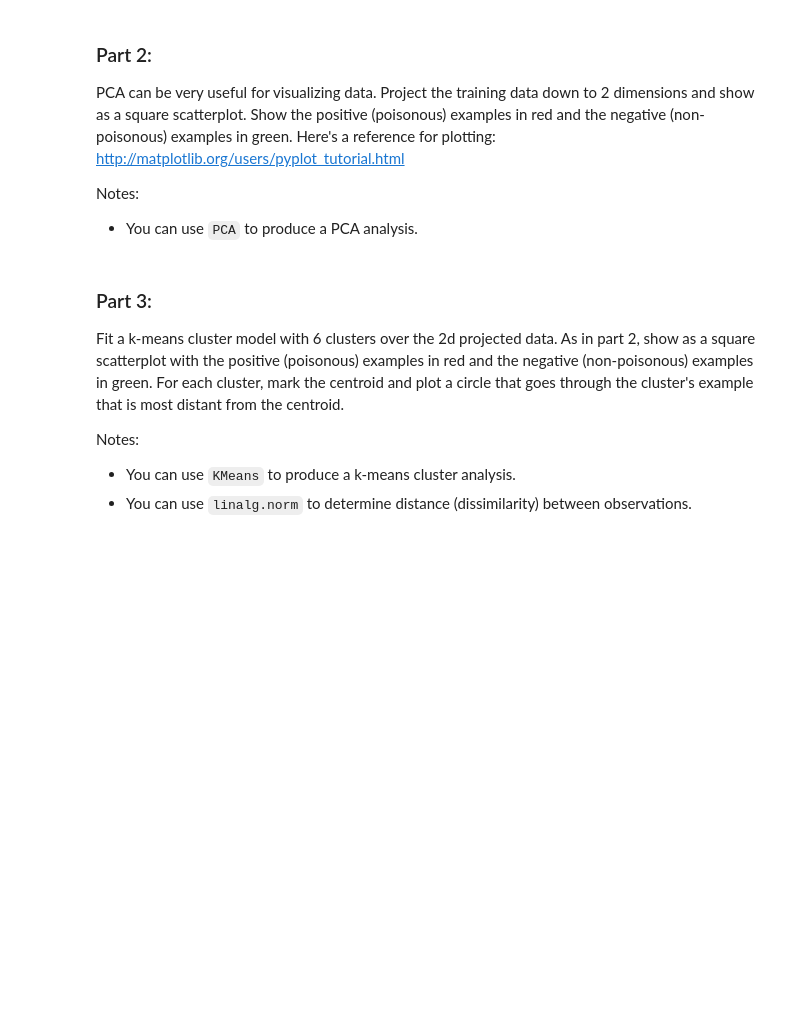
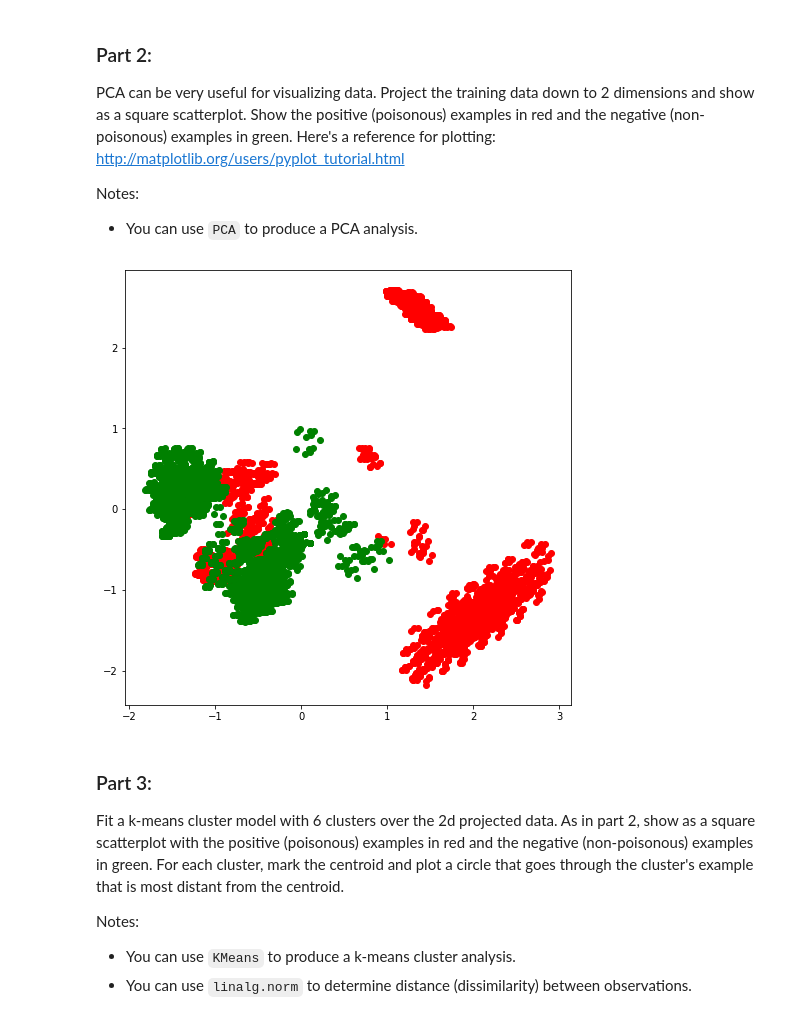
Before and after one commit to jorgeah92/ucb-w207-applied-ml, a Jupyter notebook: projects/jorge_hernandez_p3.ipynb, the cells around one changed output. Drawn from its saved outputs; the diff is of its cells as text; code cells hidden in the pictures; blank space fills up the shorter version.

```diff
--- a/projects/jorge_hernandez_p3.ipynb
+++ b/projects/jorge_hernandez_p3.ipynb
@@ -119,3 +123,24 @@ Notes:
+# %%
+# def P2():
+
+### STUDENT START ###
+pca_2 = PCA(n_components=2)
+pca_2.fit(train_data)
+feature_2d = pca_2.transform(train_data)
+
+# Getting locations of labels for poisonous and non-poisonous
+label_0 = np.where(train_labels == 0)
+label_1 = np.where(train_labels == 1)
+
+plt.figure(figsize=(8, 8))
+plt.scatter(feature_2d[:, 0][label_1], feature_2d[:, 1][label_1], c='r')
+plt.scatter(feature_2d[:, 0][label_0], feature_2d[:, 1][label_0], c='g')
+plt.show()
+### STUDENT END ###
+
+# P2()
+# %% [output]
+[figure, added]
 # %% [markdown]
 ### Part 3:
 
```
Also changed, not shown: parts of 6 cells of this notebook, 1 other file.
